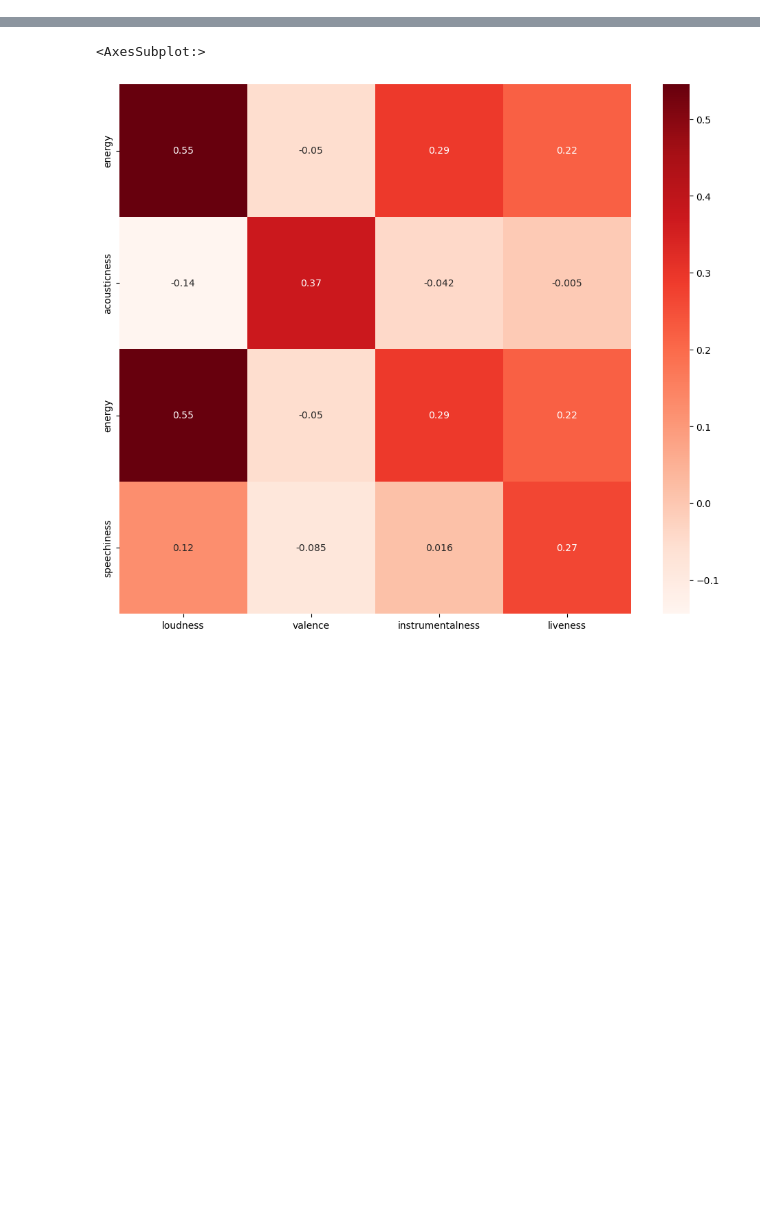
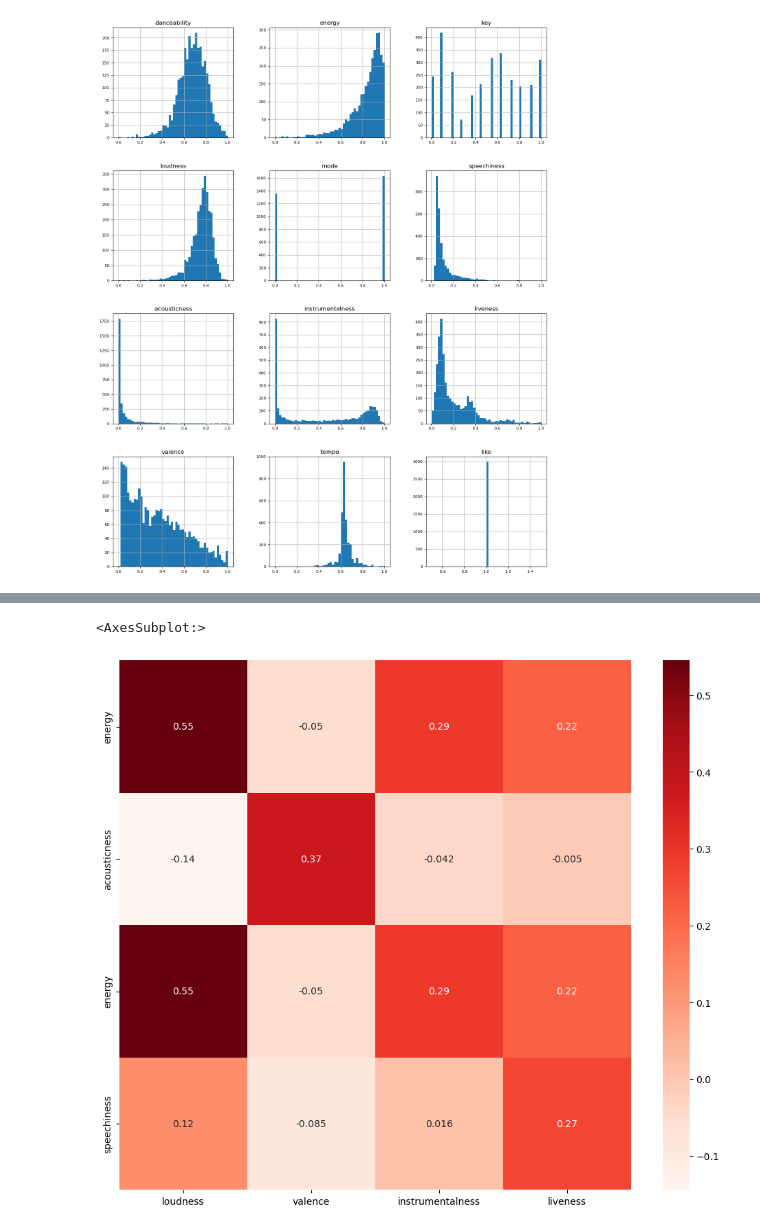
Before and after one commit to misterteri/spotify-api, a Jupyter notebook: main.ipynb, the cells around one changed output, grey strips where cells are left out. Drawn from its saved outputs; the diff is of its cells as text; code cells hidden in the pictures; blank space fills up the shorter version.

```diff
--- a/main.ipynb
+++ b/main.ipynb
@@ -225,0 +165,5 @@ plt.show()
+# %%
+# based on the techno_songs values, create a new dataframe that has normalized values
+techno_songs_norm = techno_songs.copy()
+techno_songs_norm[['danceability', 'energy', 'key', 'loudness', 'mode', 'speechiness', 'acousticness', 'instrumentalness', 'liveness', 'valence', 'tempo']] = techno_songs_norm[['danceability', 'energy', 'key', 'loudness', 'mode', 'speechiness', 'acousticness', 'instrumentalness', 'liveness', 'valence', 'tempo']].apply(lambda x: (x - x.min()) / (x.max() - x.min()))
+techno_songs_norm.describe()
@@ -225,0 +180,5 @@ plt.show()
+# %%
+# display the normalized dataframe in a histogram
+techno_songs_norm.hist(figsize=(16, 20), bins=50, xlabelsize=8, ylabelsize=8);
+# %% [output]
+[figure, added]
```
Also changed, not shown: parts of 21 cells of this notebook.
